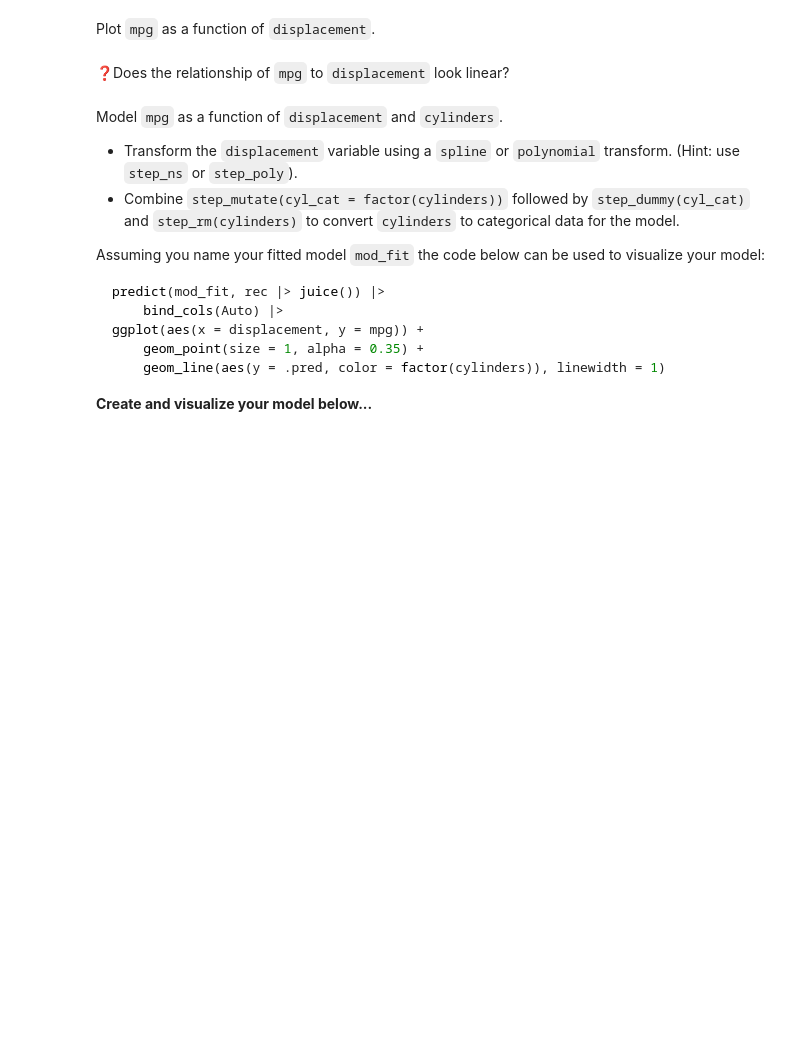
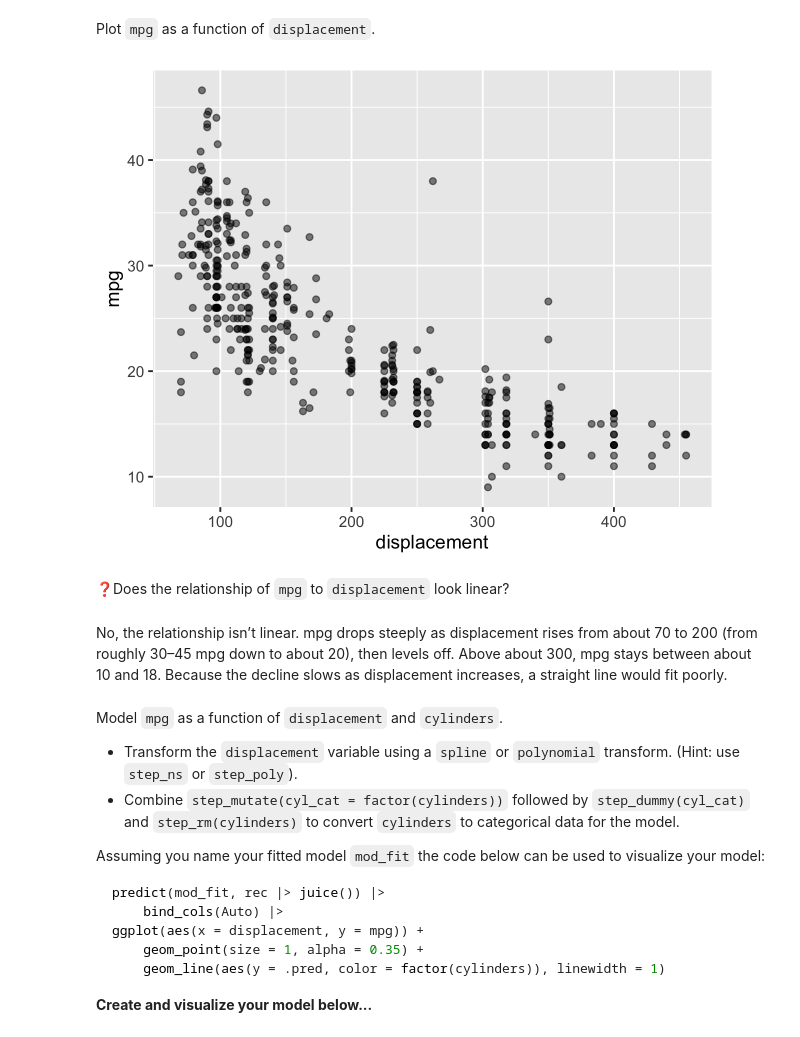
Before and after one commit to noorasfour09/a12, a Jupyter notebook: assignment12.ipynb, the cells around one changed output. Saved outputs shown, nothing was run; the diff lists cells and outputs as text; code cells hidden in the pictures; blank space fills up the shorter version.

```diff
--- a/assignment12.ipynb
+++ b/assignment12.ipynb
@@ -12,9 +40,14 @@ glimpse('Auto')
 # %% [markdown]
 Plot `mpg`  as a function of `displacement`.
 # %%
-ggplot()
+ggplot(Auto, aes(x = displacement, y = mpg)) +
+    geom_point(alpha = 0.5)
+# %% [output]
+[figure, added]
 # %% [markdown]
 ❓Does the relationship of `mpg` to `displacement` look linear?
+# %% [markdown]
+No, the relationship isn’t linear. mpg drops steeply as displacement rises from about 70 to 200 (from roughly 30–45 mpg down to about 20), then levels off. Above about 300, mpg stays between about 10 and 18. Because the decline slows as displacement increases, a straight line would fit poorly.
 # %% [markdown]
 Model `mpg` as a function of `displacement` and `cylinders`.
 
```
Also changed, not shown: parts of 3 cells of this notebook.
